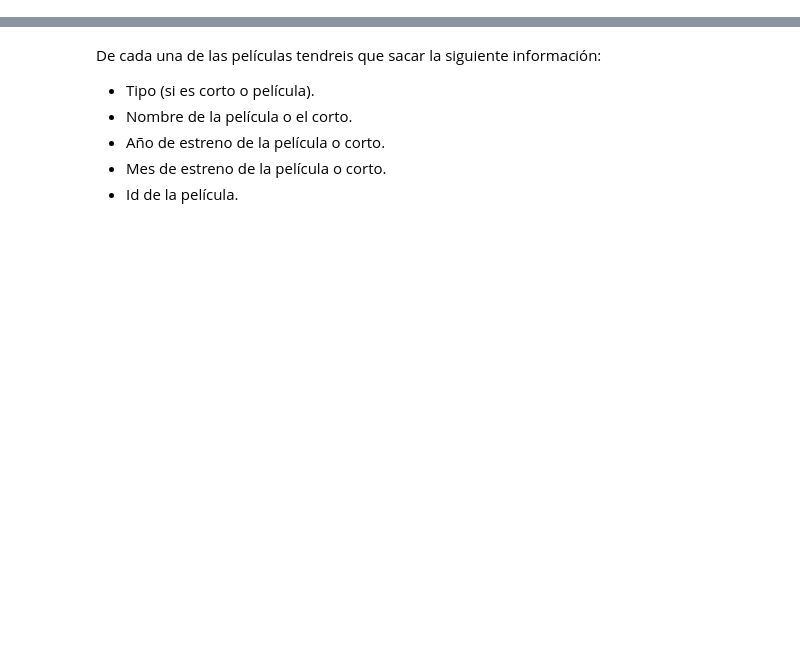
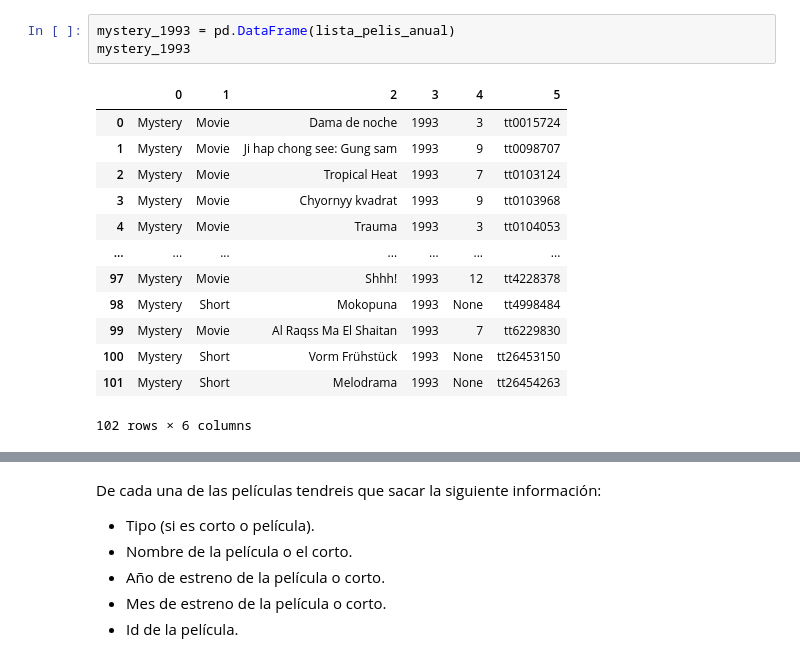
Before and after one commit to Adalab/proyecto-da-promo-f-modulo-2-team-Lumiere, a Jupyter notebook: fase-1-prueba-api.ipynb, the cells around one changed output, grey strips where cells are left out. Drawn from its saved outputs; the diff is of its cells as text; blank space fills up the shorter version.

```diff
--- a/fase-1-prueba-api.ipynb
+++ b/fase-1-prueba-api.ipynb
@@ -93,0 +131,17 @@ df_pelis
+# %%
+mystery_1993 = pd.DataFrame(lista_pelis_anual)
+mystery_1993
+# %% [output]
+|  | 0 | 1 | 2 | 3 | 4 | 5 |
+| 0 | Mystery | Movie | Dama de noche | 1993 | 3 | tt0015724 |
+| 1 | Mystery | Movie | Ji hap chong see: Gung sam | 1993 | 9 | tt0098707 |
+| 2 | Mystery | Movie | Tropical Heat | 1993 | 7 | tt0103124 |
+| 3 | Mystery | Movie | Chyornyy kvadrat | 1993 | 9 | tt0103968 |
+| 4 | Mystery | Movie | Trauma | 1993 | 3 | tt0104053 |
+| ... | ... | ... | ... | ... | ... | ... |
+| 97 | Mystery | Movie | Shhh! | 1993 | 12 | tt4228378 |
+| 98 | Mystery | Short | Mokopuna | 1993 | None | tt4998484 |
+| 99 | Mystery | Movie | Al Raqss Ma El Shaitan | 1993 | 7 | tt6229830 |
+| 100 | Mystery | Short | Vorm Frühstück | 1993 | None | tt26453150 |
+| 101 | Mystery | Short | Melodrama | 1993 | None | tt26454263 |
+102 rows × 6 columns
```
Also changed, not shown: parts of 48 cells of this notebook, 2 other files.
